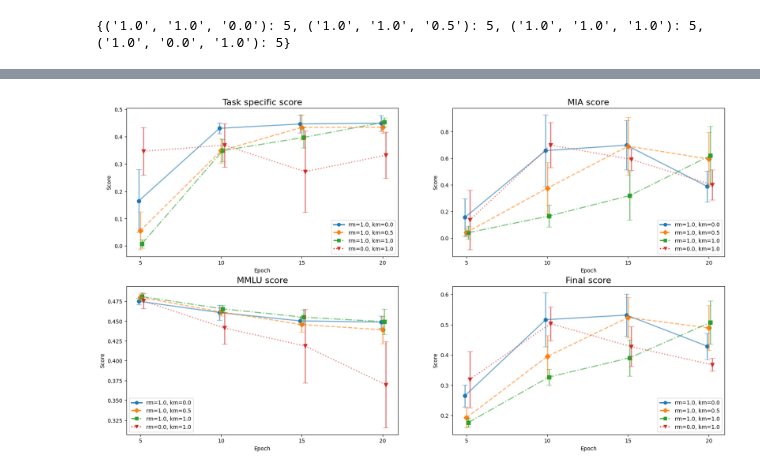
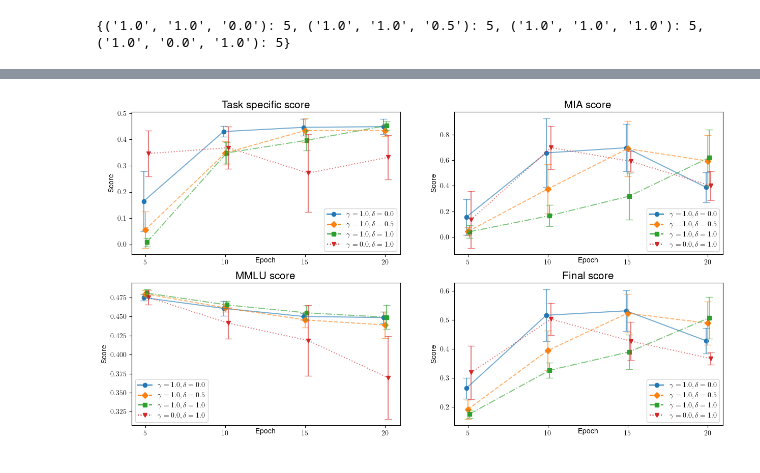
Before and after one commit to XelfXendr/peft_unlearning, a Jupyter notebook: jupyter/system_experiment_results.ipynb, the cells around one changed output, grey strips where cells are left out. Cells and saved outputs as stored; diff of their text form; code cells hidden in the pictures.

Commit message:
Changes to plots

```diff
--- a/jupyter/system_experiment_results.ipynb
+++ b/jupyter/system_experiment_results.ipynb
@@ -109,6 +109,14 @@ scores
     0.28656886483406924,
     0.3670417319470161]}}}
 # %%
+plt.rcParams.update({
+    "text.usetex": True,
+    "font.family": "Helvetica"
+})
+
+fig, axs = plt.subplots(2, 2, figsize=(15, 8))
+
+
 points = [
     (5, "checkpoint_4"),
     (10, "checkpoint_9"),
@@ -117,14 +125,13 @@ points = [
 ]
 measures = ["harmonic", "mia", "mmlu", "aggregate"]
 titles = ["Task specific score", "MIA score", "MMLU score", "Final score"]
-fig, axs = plt.subplots(2, 2, figsize=(20, 11))
 idx = [(0, 0), (0, 1), (1, 0), (1, 1)]
 offsets = [-0.1, 0, 0.1, 0.2]
 markers = ["o", "D", "s", "v"]
 colors = ["#1f77b4", "#ff7f0e", "#2ca02c", "#d62728", "#9467bd"]
 linestyles = ["-", "--", "-.", ":"]
-markersize = 7
-linewidth = 2
+markersize = 6
+linewidth = 1.5
 
 for i, m in enumerate(measures):
     handles = []
@@ -141,40 +148,42 @@ for i, m in enumerate(measures):
             [x[0] + offsets[j] for x in points],
             means,
             yerr=stds,
-            label=f"rm={p[0]}, km={p[1]}",
+            label=f"$\gamma$={p[0]}, $\delta$={p[1]}",
             alpha=0.6,
             color=colors[j],
             linestyle=linestyles[j],
             linewidth=linewidth,
             capsize=5,
         )
         axs[idx[i]].plot(
             [x[0] + offsets[j] for x in points],
             means,
             marker=markers[j],
             linestyle="None",
             color=colors[j],
             markersize=markersize,
         )
         (legend_handle,) = axs[idx[i]].plot(
             [],
             [],
             marker=markers[j],
-            label=f"rm={p[0]}, km={p[1]}",
+            label=f"$\\gamma={p[0]}, \\delta={p[1]}$",
             color=colors[j],
             linestyle=linestyles[j],
             linewidth=linewidth,
         )
         handles.append(legend_handle)
-    axs[idx[i]].set_title(titles[i], fontsize=16)
+    axs[idx[i]].set_title(titles[i], fontsize=15)
     axs[idx[i]].set_xticks([x[0] for x in points])
-    axs[idx[i]].set_xlabel("Epoch")
+    axs[idx[i]].set_xlabel("Epoch", labelpad=-12)
     axs[idx[i]].set_ylabel("Score")
     axs[idx[i]].legend(handles=handles)
+
+#fig.align_labels()
 plt.savefig("scores.svg", format="svg", bbox_inches="tight")
 plt.show()
 # %% [output]
-[figure, old version]
+[figure, new version]
 # %%
 # print model means and stds
 for p in scores:
```
